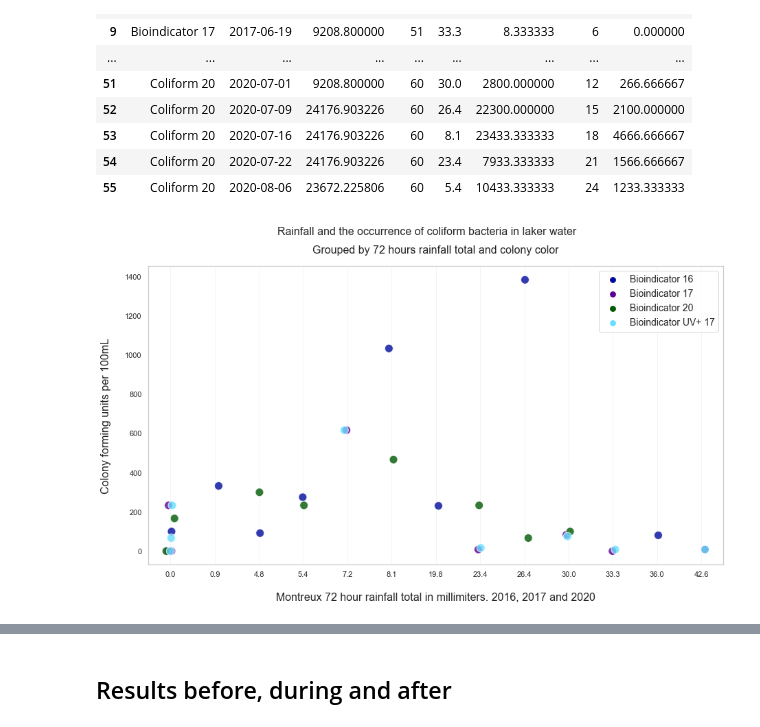
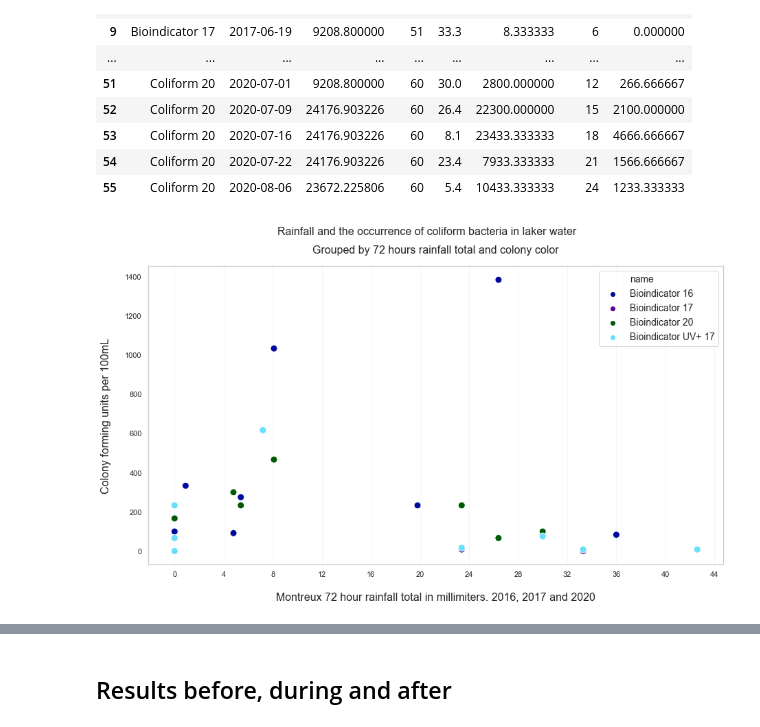
Before and after one commit to Hackuarium/montreux-water-quality, a Jupyter notebook: 2-plots.ipynb, the cells around one changed output, grey strips where cells are left out. Drawn from its saved outputs; the diff is of its cells as text; code cells hidden in the pictures.

Commit message:
x-axis linear and bar behind lines

```diff
--- a/2-plots.ipynb
+++ b/2-plots.ipynb
@@ -221,12 +241,15 @@ rain_sum_df
 | 55 | Coliform 20 | 2020-08-06 | 23672.225806 | 60 | 5.4 | 10433.333333 | 24 | 1233.333333 |
 # %%
 import matplotlib.ticker as ticker
+import matplotlib.ticker as mticker
 
-def make_rain_sum(df, fname):
-    #colors = ['#00008b', '#8b008b', '#468b00', '#add8e6', '#ffb6c1']
-    colors = ['#000A9C', '#5B0094', '#005903', '#68DFFC', '#4275FF', '#C973FF', '#A2FCA5']
+
+def make_rain_sum(df, fname, colors):
+    #colors = ['#00008b', '#8b008b', '#468b00', '#add8e6'] #, '#ffb6c1']
+    #colors = ['#000A9C', '#5B0094', '#005903', '#68DFFC', '#4275FF', '#C973FF', '#A2FCA5']
     fig, ax = plt.subplots(figsize=(15,8))
-    ax=sns.stripplot(x='rain', y='cfu', hue='name', data=df,  alpha=0.8, size=12, linewidth=1, edgecolor='w', palette=colors)
+
+    ax=sns.scatterplot(x='rain', y='cfu', hue='name', data=df,  alpha=1, s=100, linewidth=1, edgecolor='w', palette=colors, legend='full')
 
     ax.xaxis.grid(which="major", color='b', linewidth=0.7, alpha=0.1)
     ax.set_xlabel("Montreux 72 hour rainfall total in millimiters. 2016, 2017 and 2020", size=16, labelpad=20)
@@ -234,14 +257,13 @@ def make_rain_sum(df, fname):
     plt.suptitle("Rainfall and the occurrence of coliform bacteria in laker water" , fontsize=16, family='sans')
     plt.title("Grouped by 72 hours rainfall total and colony color", fontsize=16, family='sans', y=1.03)
     ax.legend(loc='upper right', fontsize=14)
-    #ax.xaxis.set_major_locator(ticker.MultipleLocator(13))
-    #ax.xaxis.set_major_formatter(ticker.ScalarFormatter())
-    #ax.set_xlim(1,30)
-    #ax.set_xticks(range(1,45))
+    ax.xaxis.set_major_locator(ticker.MultipleLocator(4))#mticker.MultipleLocator(1))
+
     save_plot(fname)
 # %%
-make_rain_sum(rain_sum_df[rain_sum_df.name.str.contains('Bioindicator')].round(decimals=2), 'Rainfall_sum_2016_2017_2020')
-# Change axis by linear one.
+make_rain_sum(rain_sum_df[rain_sum_df.name.str.contains('Bioindicator')].round(decimals=5),
+              'Rainfall_sum_2016_2017_2020',
+              ['#000A9C', '#5B0094', '#005903', '#68DFFC'])
 # %% [output]
-[figure, old version]
+[figure, new version]
 # %%
```
Also changed, not shown: parts of 14 cells of this notebook, 25 other files.
